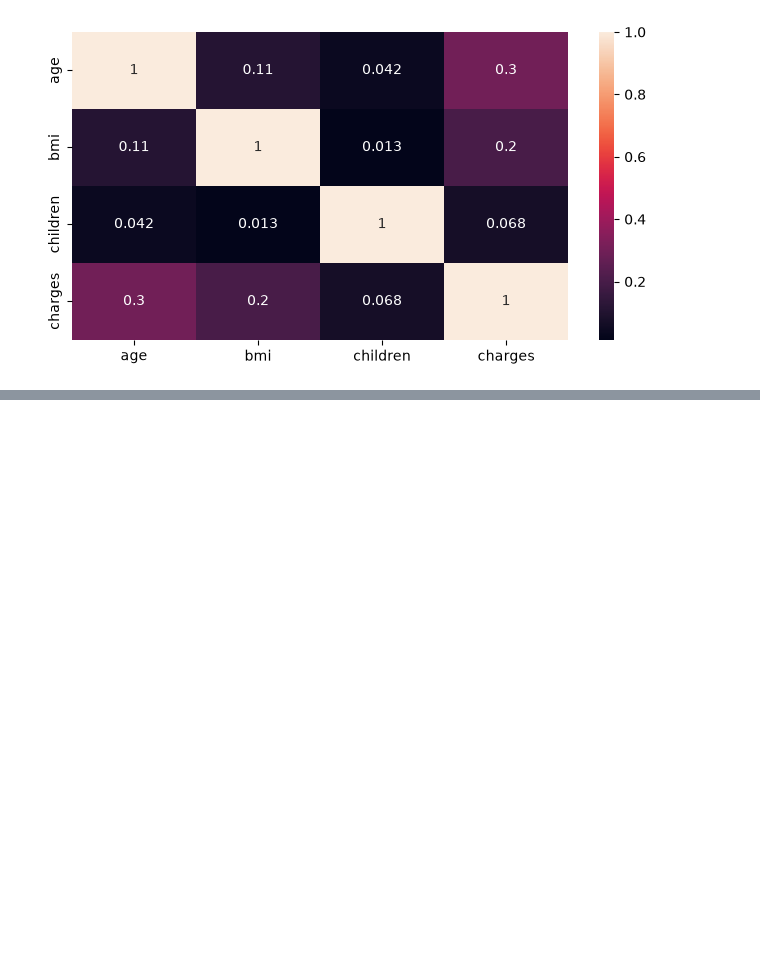
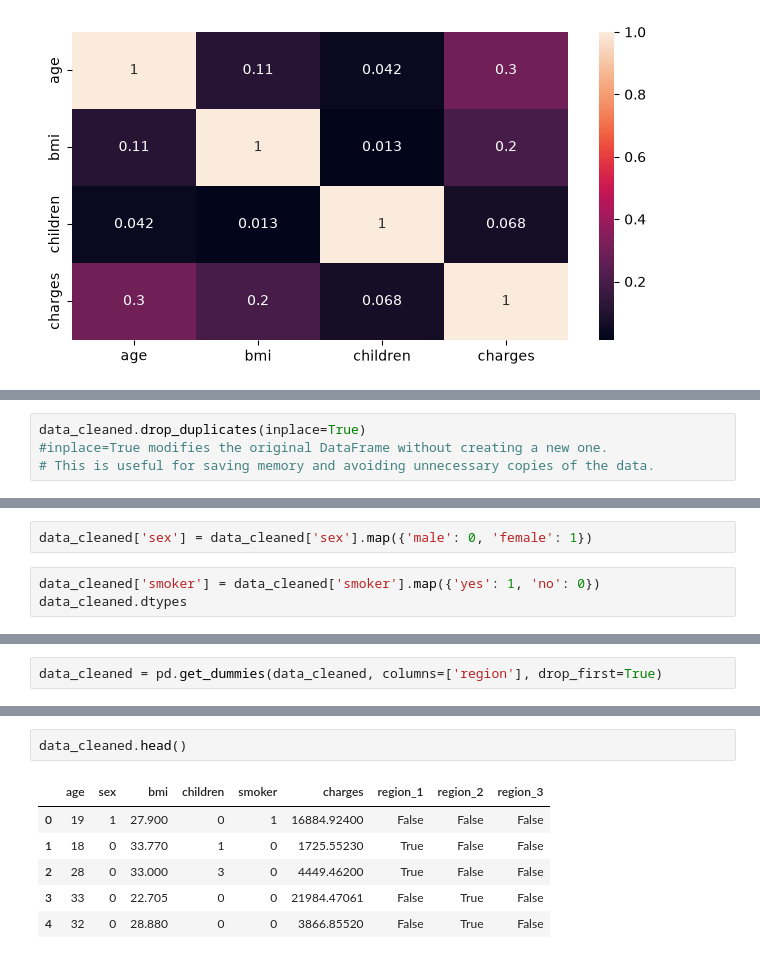
Before and after one commit to HarshPandey2004/ML-Model, a Jupyter notebook: project/file1.ipynb, the cells around one changed output, grey strips where cells are left out. Saved outputs shown, nothing was run; the diff lists cells and outputs as text; blank space fills up the shorter version.

Commit message:
data cleaning and processing

```diff
--- a/project/file1.ipynb
+++ b/project/file1.ipynb
@@ -129,0 +136,4 @@ sns.heatmap(data.corr(numeric_only=True), annot=True)
+# %%
+data_cleaned.drop_duplicates(inplace=True)
+#inplace=True modifies the original DataFrame without creating a new one.
+# This is useful for saving memory and avoiding unnecessary copies of the data.
@@ -129,0 +171,5 @@ sns.heatmap(data.corr(numeric_only=True), annot=True)
+# %%
+data_cleaned['sex'] = data_cleaned['sex'].map({'male': 0, 'female': 1})
+# %%
+data_cleaned['smoker'] = data_cleaned['smoker'].map({'yes': 1, 'no': 0})
+data_cleaned.dtypes
@@ -129,0 +187,2 @@ sns.heatmap(data.corr(numeric_only=True), annot=True)
+# %%
+data_cleaned = pd.get_dummies(data_cleaned, columns=['region'], drop_first=True)
@@ -129,0 +202,9 @@ sns.heatmap(data.corr(numeric_only=True), annot=True)
+# %%
+data_cleaned.head()
+# %% [output]
+|  | age | sex | bmi | children | smoker | charges | region_1 | region_2 | region_3 |
+| 0 | 19 | 1 | 27.900 | 0 | 1 | 16884.92400 | False | False | False |
+| 1 | 18 | 0 | 33.770 | 1 | 0 | 1725.55230 | True | False | False |
+| 2 | 28 | 0 | 33.000 | 3 | 0 | 4449.46200 | True | False | False |
+| 3 | 33 | 0 | 22.705 | 0 | 0 | 21984.47061 | False | True | False |
+| 4 | 32 | 0 | 28.880 | 0 | 0 | 3866.85520 | False | True | False |
```
Also changed, not shown: parts of 9 cells of this notebook.
